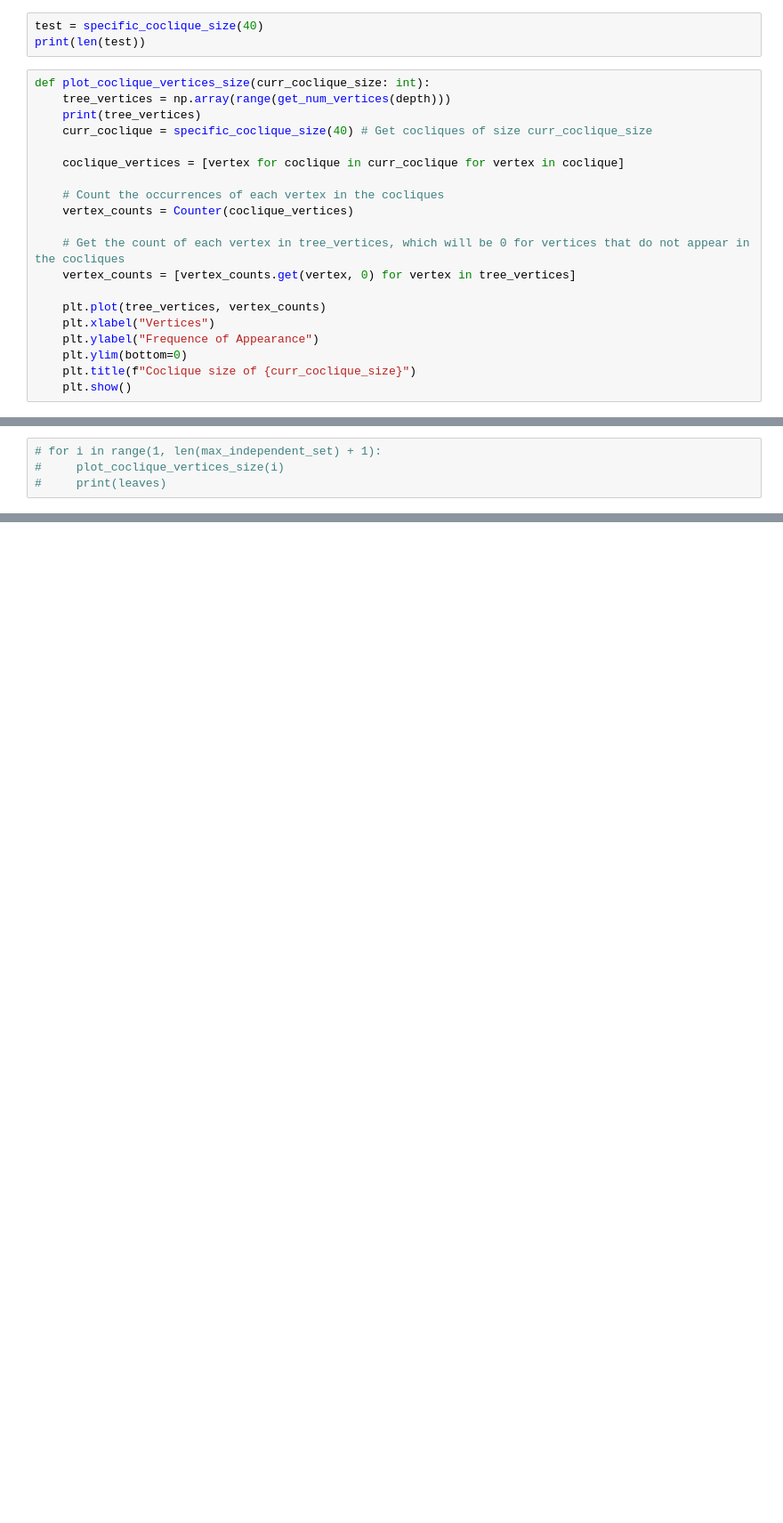
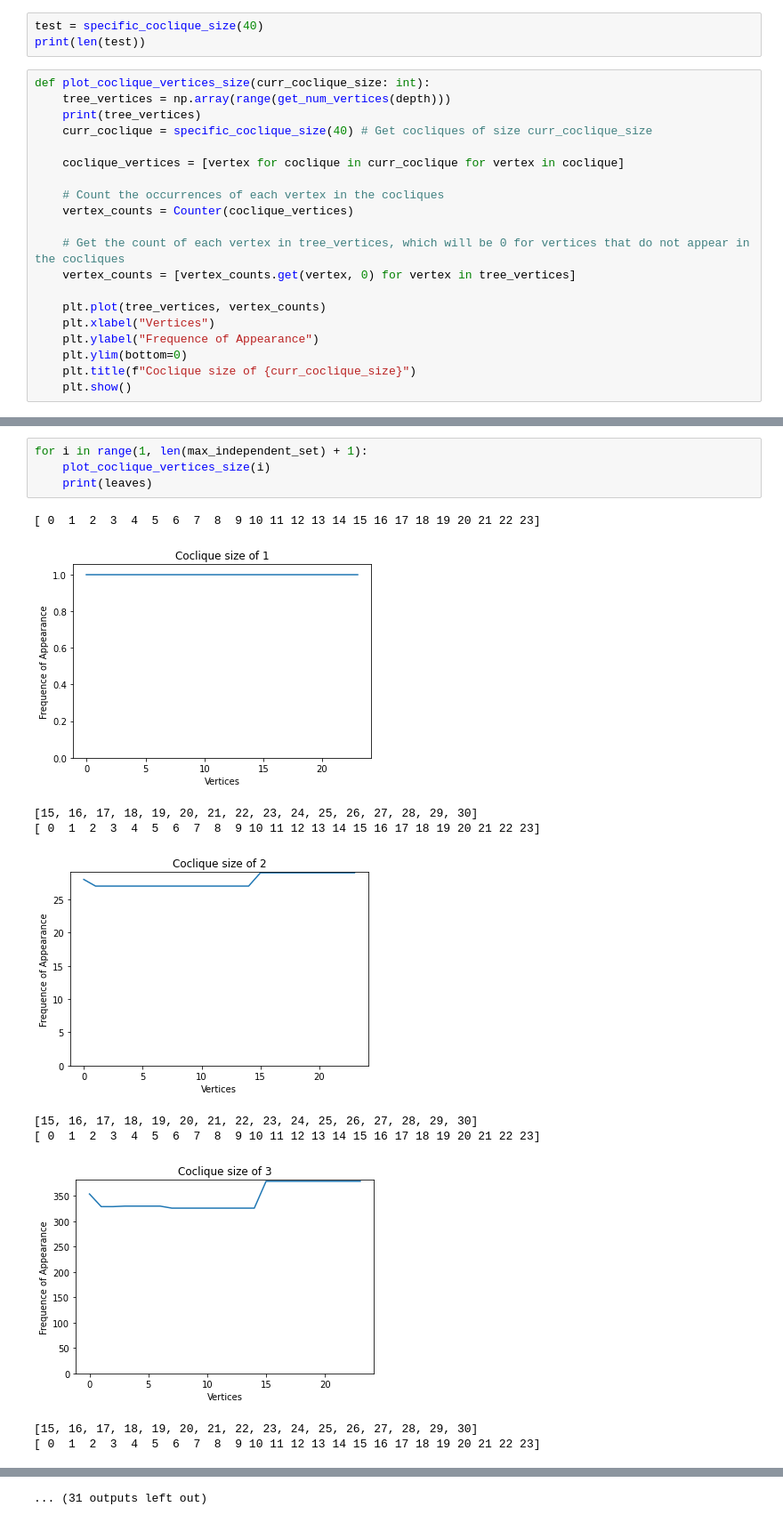
Before and after one commit to Atishaya7777/MXML, a Jupyter notebook: Scripts/coclique-generation.ipynb, the cells around one changed output, grey strips where cells are left out. Shown: that part at 89% size. Saved outputs shown, nothing was run; the diff lists cells and outputs as text; blank space fills up the shorter version.

```diff
--- a/Scripts/coclique-generation.ipynb
+++ b/Scripts/coclique-generation.ipynb
@@ -150,4 +151,15 @@ def plot_coclique_vertices_size(curr_coclique_size: int):
 # %%
-# for i in range(1, len(max_independent_set) + 1):
-#     plot_coclique_vertices_size(i)
-#     print(leaves)
+for i in range(1, len(max_independent_set) + 1):
+    plot_coclique_vertices_size(i)
+    print(leaves)
+# %% [output]
+[ 0  1  2  3  4  5  6  7  8  9 10 11 12 13 14 15 16 17 18 19 20 21 22 23]
+[figure, added]
+[15, 16, 17, 18, 19, 20, 21, 22, 23, 24, 25, 26, 27, 28, 29, 30]
+[ 0  1  2  3  4  5  6  7  8  9 10 11 12 13 14 15 16 17 18 19 20 21 22 23]
+[figure, added]
+[15, 16, 17, 18, 19, 20, 21, 22, 23, 24, 25, 26, 27, 28, 29, 30]
+[ 0  1  2  3  4  5  6  7  8  9 10 11 12 13 14 15 16 17 18 19 20 21 22 23]
+[figure, added]
+[15, 16, 17, 18, 19, 20, 21, 22, 23, 24, 25, 26, 27, 28, 29, 30]
+[ 0  1  2  3  4  5  6  7  8  9 10 11 12 13 14 15 16 17 18 19 20 21 22 23]
@@ -153,0 +173 @@ def plot_coclique_vertices_size(curr_coclique_size: int):
+... (31 outputs left out)
```
Also changed, not shown: parts of 4 cells of this notebook, 34 other files.
